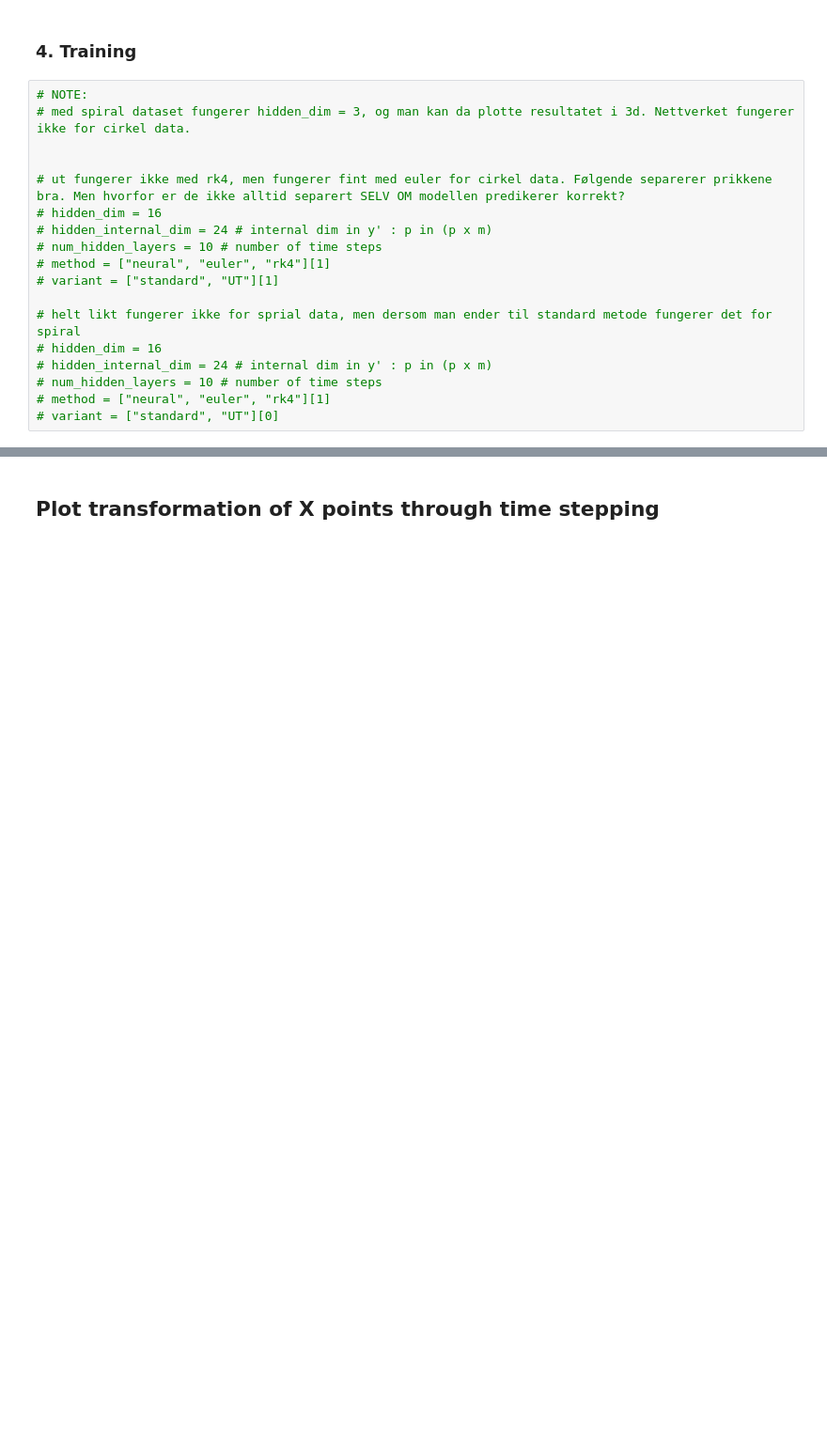
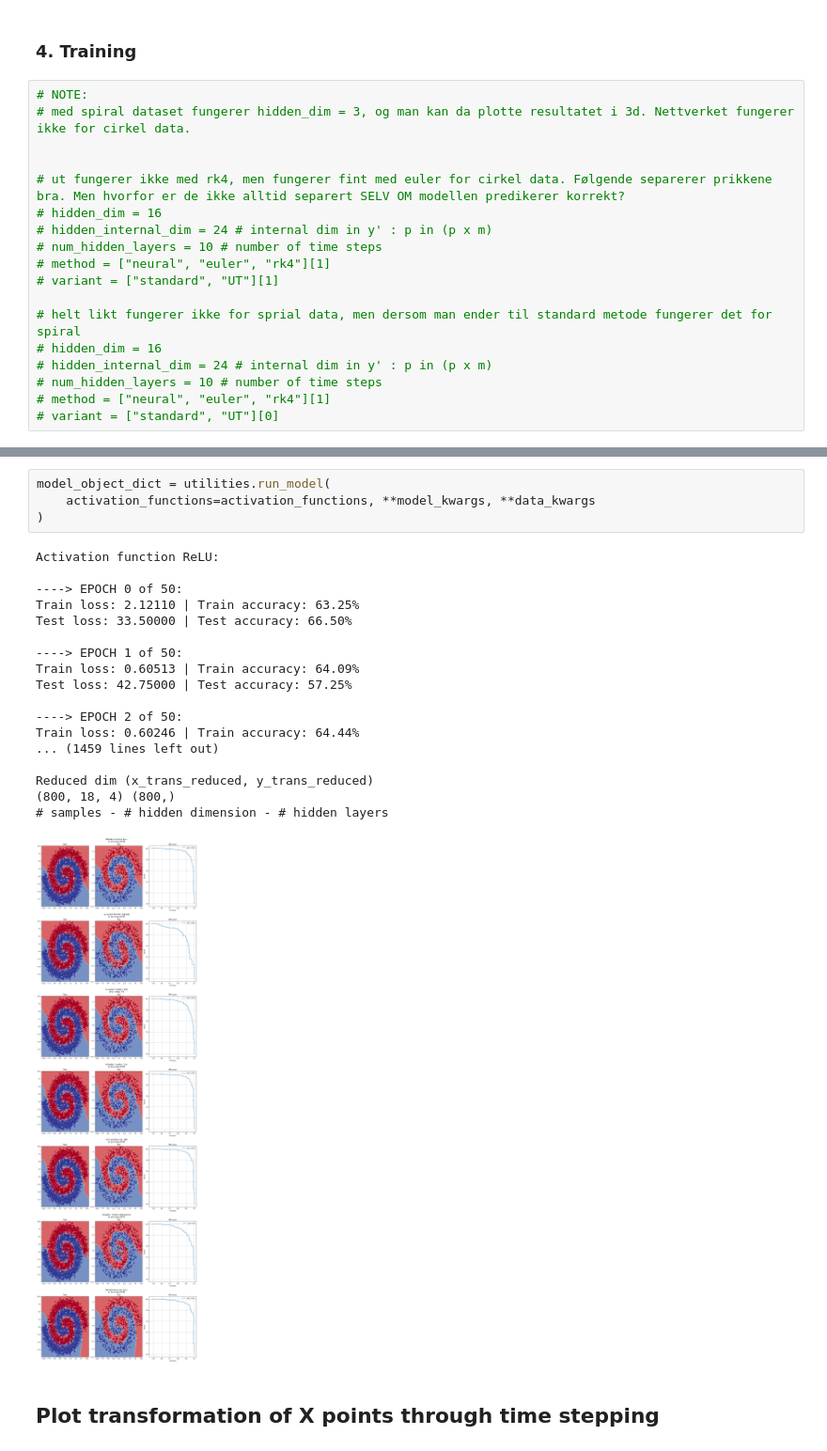
Before and after one commit to martinedyring/MA8404, a Jupyter notebook: ODESolver (project)/neural_ode.ipynb, the cells around one changed output, grey strips where cells are left out. Shown at 94% size. Cells and saved outputs as stored; diff of their text form; blank space fills up the shorter version.

```diff
--- a/ODESolver (project)/neural_ode.ipynb
+++ b/ODESolver (project)/neural_ode.ipynb
@@ -419,3 +297,26 @@ Reduced dim (x_trans_reduced, y_trans_reduced)
+# %%
+model_object_dict = utilities.run_model(
+    activation_functions=activation_functions, **model_kwargs, **data_kwargs
+)
+# %% [output]
+Activation function ReLU:
+
+----> EPOCH 0 of 50:
+Train loss: 2.12110 | Train accuracy: 63.25%
+Test loss: 33.50000 | Test accuracy: 66.50%
+
+----> EPOCH 1 of 50:
+Train loss: 0.60513 | Train accuracy: 64.09%
+Test loss: 42.75000 | Test accuracy: 57.25%
+
+----> EPOCH 2 of 50:
+Train loss: 0.60246 | Train accuracy: 64.44%
+... (1459 lines left out)
+
+Reduced dim (x_trans_reduced, y_trans_reduced)
+(800, 18, 4) (800,)
+# samples - # hidden dimension - # hidden layers
+[figure, added]
 # %% [markdown]
 ## Plot transformation of X points through time stepping
 # %%
```
Also changed, not shown: parts of 13 cells of this notebook, 2 other files.
